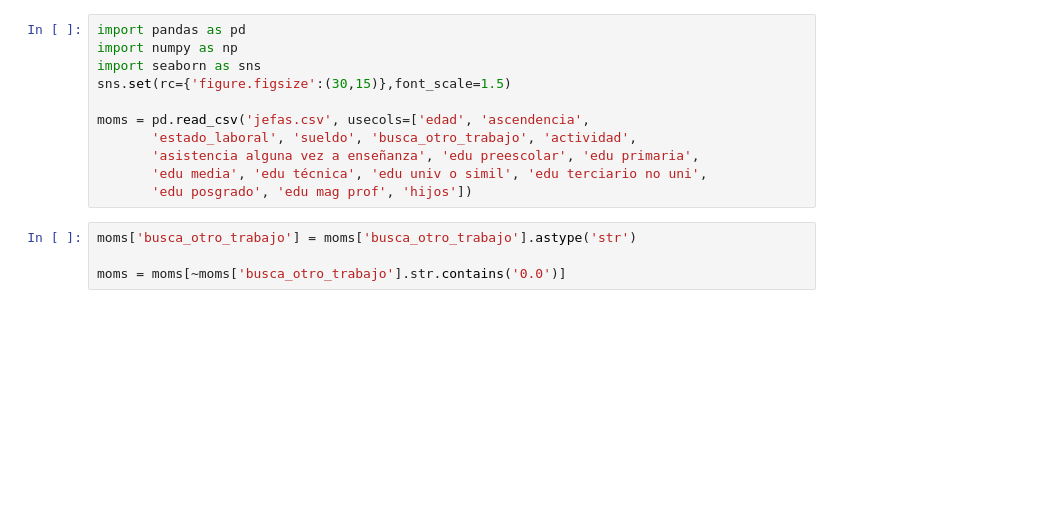
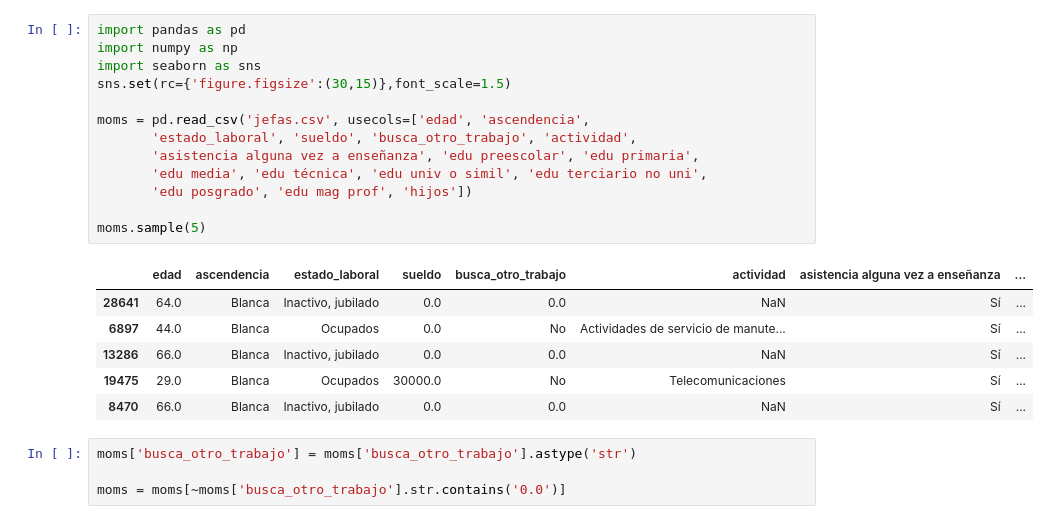
Before and after one commit to anicolon/coder_proyecto, a Jupyter notebook: hch_2020/regresFIN.ipynb, the cells around one changed output. Cells and saved outputs as stored; diff of their text form; blank space fills up the shorter version.

```diff
--- a/hch_2020/regresFIN.ipynb
+++ b/hch_2020/regresFIN.ipynb
@@ -1,14 +1,23 @@
 # %%
 import pandas as pd
 import numpy as np
 import seaborn as sns
 sns.set(rc={'figure.figsize':(30,15)},font_scale=1.5)
 
 moms = pd.read_csv('jefas.csv', usecols=['edad', 'ascendencia',
        'estado_laboral', 'sueldo', 'busca_otro_trabajo', 'actividad',
        'asistencia alguna vez a enseñanza', 'edu preescolar', 'edu primaria',
        'edu media', 'edu técnica', 'edu univ o simil', 'edu terciario no uni',
        'edu posgrado', 'edu mag prof', 'hijos'])
+
+moms.sample(5)
+# %% [output]
+|  | edad | ascendencia | estado_laboral | sueldo | busca_otro_trabajo | actividad | asistencia alguna vez a enseñanza | ... |
+| 28641 | 64.0 | Blanca | Inactivo, jubilado | 0.0 | 0.0 | NaN | Sí | ... |
+| 6897 | 44.0 | Blanca | Ocupados | 0.0 | No | Actividades de servicio de manute... | Sí | ... |
+| 13286 | 66.0 | Blanca | Inactivo, jubilado | 0.0 | 0.0 | NaN | Sí | ... |
+| 19475 | 29.0 | Blanca | Ocupados | 30000.0 | No | Telecomunicaciones | Sí | ... |
+| 8470 | 66.0 | Blanca | Inactivo, jubilado | 0.0 | 0.0 | NaN | Sí | ... |
 # %%
 moms['busca_otro_trabajo'] = moms['busca_otro_trabajo'].astype('str')
 
```
Also changed, not shown: parts of 1 cell of this notebook, 1 other file.
